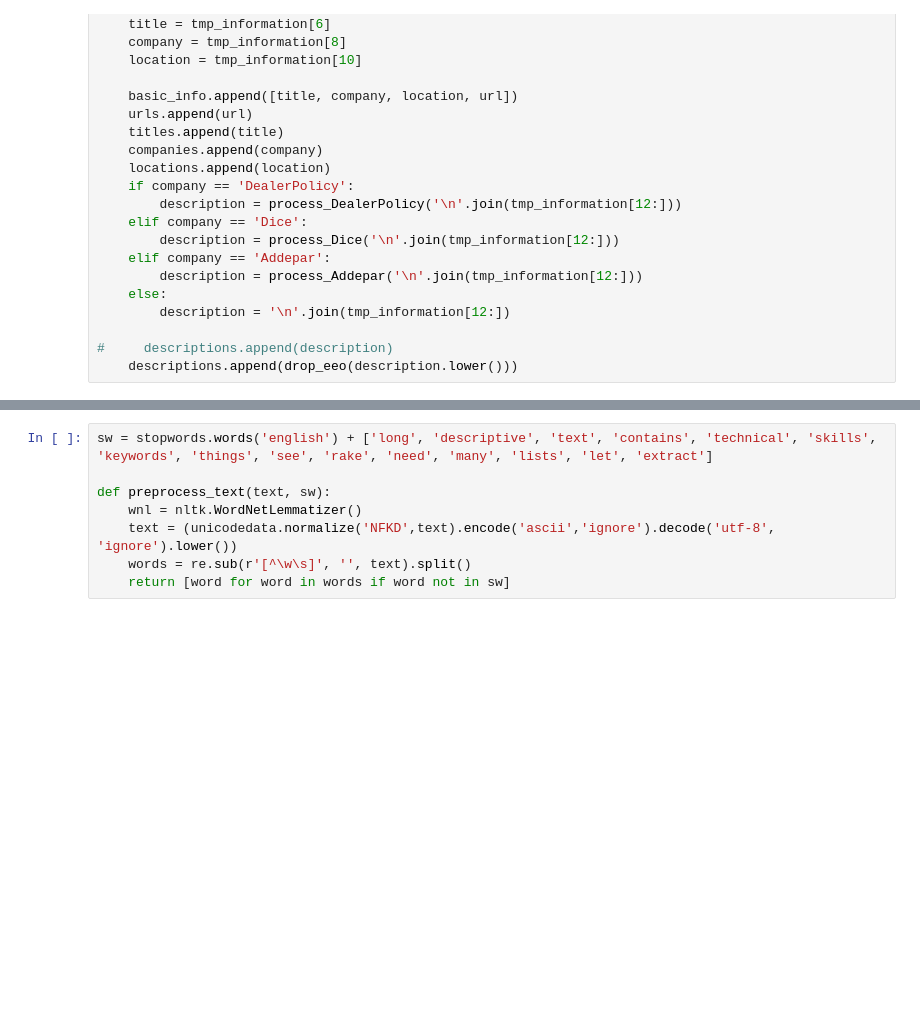
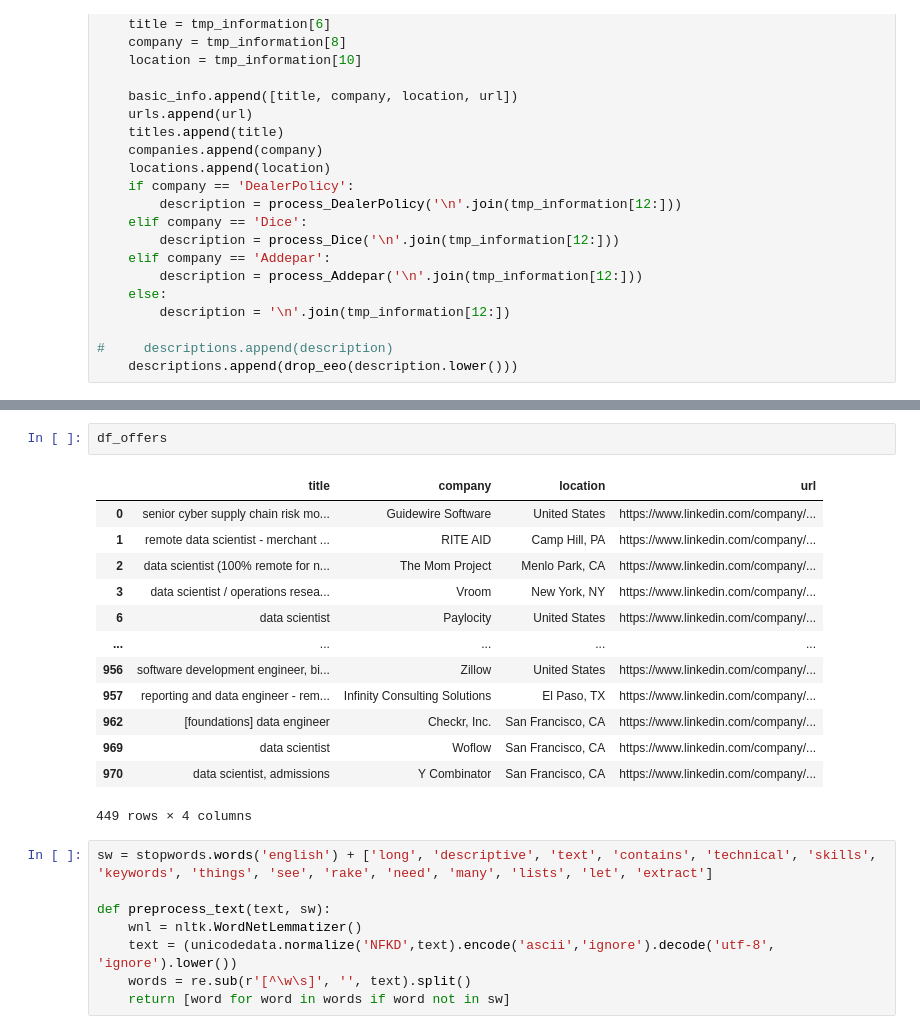
Before and after one commit to juanpaberon/JobsDataAnalysis, a Jupyter notebook: analyze_jobs_information.ipynb, the cells around one changed output, grey strips where cells are left out. Cells and saved outputs as stored; diff of their text form; blank space fills up the shorter version.

```diff
--- a/analyze_jobs_information.ipynb
+++ b/analyze_jobs_information.ipynb
@@ -150,3 +171,19 @@ Name: title, dtype: int64
+# %%
+df_offers
+# %% [output]
+|  | title | company | location | url |
+| 0 | senior cyber supply chain risk mo... | Guidewire Software | United States | https://www.linkedin.com/company/... |
+| 1 | remote data scientist - merchant ... | RITE AID | Camp Hill, PA | https://www.linkedin.com/company/... |
+| 2 | data scientist (100% remote for n... | The Mom Project | Menlo Park, CA | https://www.linkedin.com/company/... |
+| 3 | data scientist / operations resea... | Vroom | New York, NY | https://www.linkedin.com/company/... |
+| 6 | data scientist | Paylocity | United States | https://www.linkedin.com/company/... |
+| ... | ... | ... | ... | ... |
+| 956 | software development engineer, bi... | Zillow | United States | https://www.linkedin.com/company/... |
+| 957 | reporting and data engineer - rem... | Infinity Consulting Solutions | El Paso, TX | https://www.linkedin.com/company/... |
+| 962 | [foundations] data engineer | Checkr, Inc. | San Francisco, CA | https://www.linkedin.com/company/... |
+| 969 | data scientist | Woflow | San Francisco, CA | https://www.linkedin.com/company/... |
+| 970 | data scientist, admissions | Y Combinator | San Francisco, CA | https://www.linkedin.com/company/... |
+449 rows × 4 columns
 # %%
 sw = stopwords.words('english') + ['long', 'descriptive', 'text', 'contains', 'technical', 'skills', 'keywords', 'things', 'see', 'rake', 'need', 'many', 'lists', 'let', 'extract']
 
```
Also changed, not shown: parts of 15 cells of this notebook.
